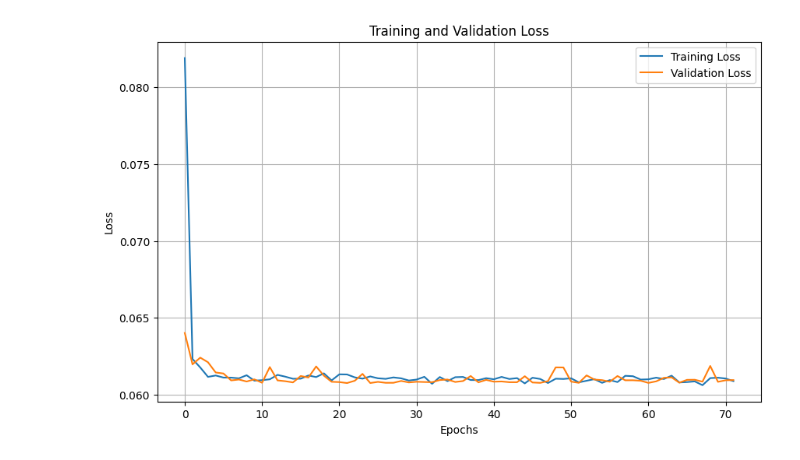
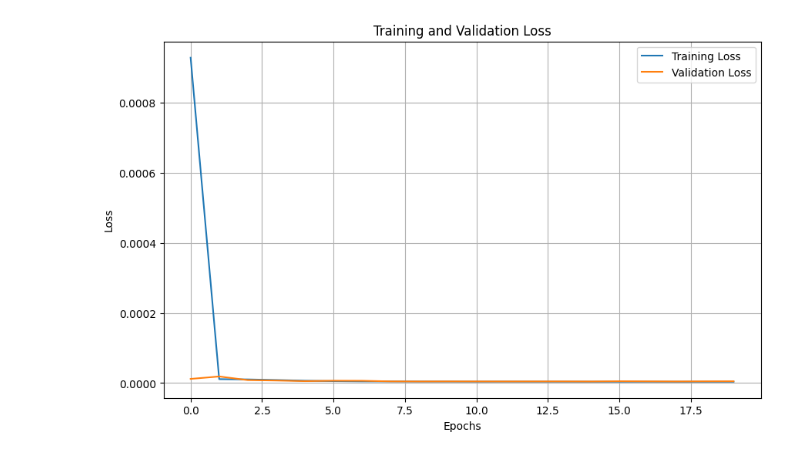
Before and after one commit to LHSang6403/MacroHFT, a Jupyter notebook: LSTM4.ipynb, the cells around one changed output. Drawn from its saved outputs; the diff is of its cells as text; code cells hidden in the pictures.

```diff
--- a/LSTM4.ipynb
+++ b/LSTM4.ipynb
@@ -10,7 +10,7 @@ from sklearn.metrics import r2_score, mean_squared_error, mean_absolute_error
 import math
 # %%
 # Load the dataset
-df = pd.read_feather("data/ETHUSDT/df_test.feather")
+df = pd.read_feather("data_1/ETHUSDT/df_test.feather")
 
 # Analyze the dataset
 print("Dataset shape:", df.shape)
@@ -77,7 +77,8 @@ selected_features = [
     'open',
     'high',
     'low',
-    'close'
+    'close',
+    'volume',
 ]
 target_column = 'close'
 
@@ -193,6 +194,6 @@ print(model)
 
 # Define loss function and optimizer
 criterion = nn.MSELoss()
-optimizer = optim.Adam(model.parameters(), lr=0.001)
+optimizer = optim.Adam(model.parameters(), lr=0.001, weight_decay=1e-5)
 # %% [output]
 VanillaLSTM(
@@ -300,8 +301,8 @@ trained_model, train_losses, test_losses = train_model(
     test_loader,
     criterion,
     optimizer,
-    num_epochs=100,
-    early_stopping_patience=50
+    num_epochs=20,
+    early_stopping_patience=10
 )
 # %% [output]
 Using device: cpu
@@ -324,4 +325,4 @@ Early stopping triggered after 72 epochs
-[figure, old version]
+[figure, new version]
 # %%
 # Evaluate the model
 def evaluate_model(model, X_test_tensor, y_test_tensor, y_scaler):
```
Also changed, not shown: parts of 7 cells of this notebook.
